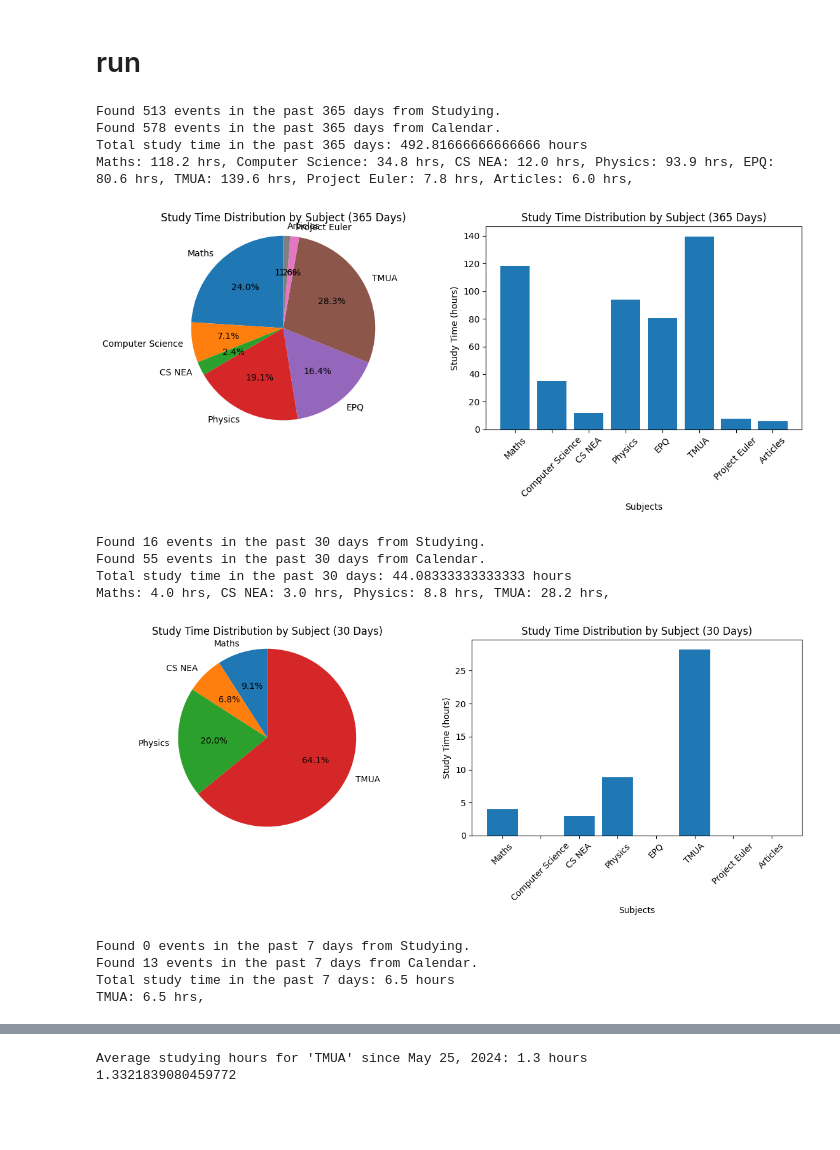
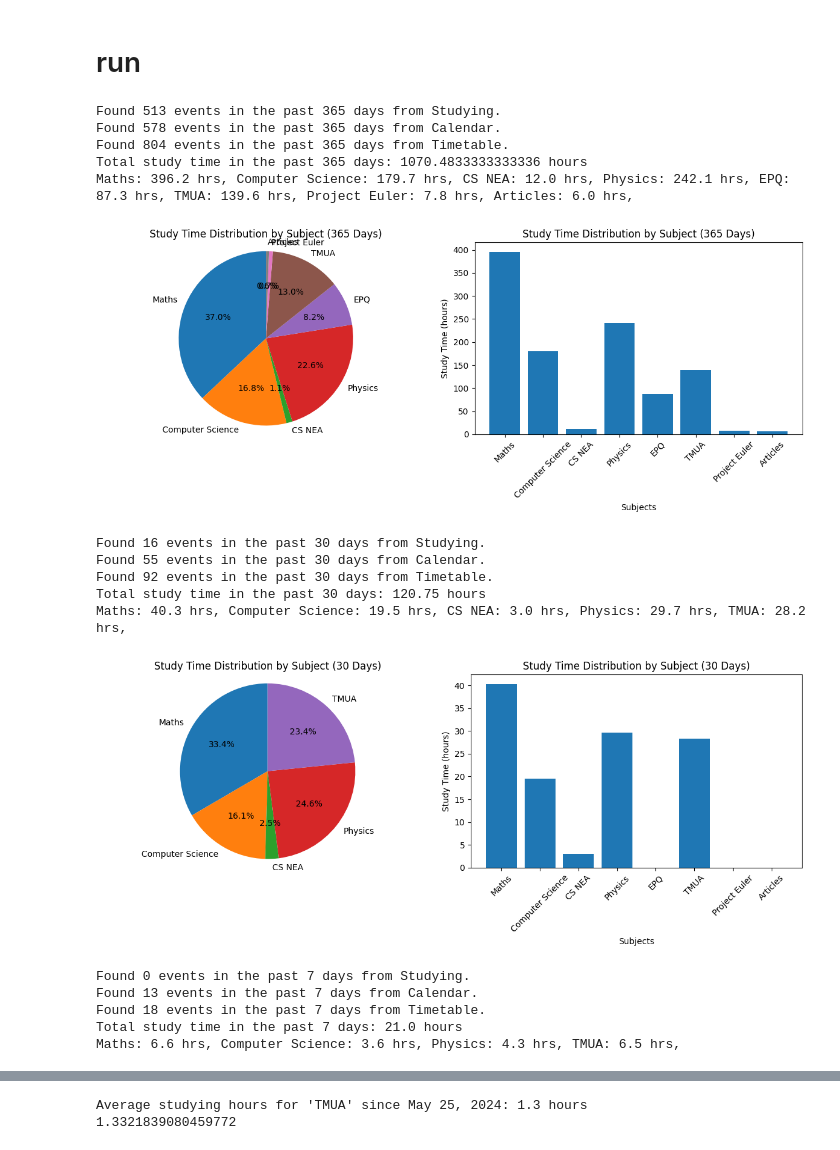
Before and after one commit to brimell/studying, a Jupyter notebook: study_stats.ipynb, the cells around one changed output, grey strips where cells are left out. Saved outputs shown, nothing was run; the diff lists cells and outputs as text; code cells hidden in the pictures; blank space fills up the shorter version.

```diff
--- a/study_stats.ipynb
+++ b/study_stats.ipynb
@@ -497,26 +497,29 @@ def study_stats(service, calendar_ids, num_previous_days=365):
 # %%
 service = authenticate_google_calendar()
 calendar_ids = [
     "0ca09266015f691eebe0d00c6f3ed7a784713e0160a694b8f7929add00cb1aa1@group.calendar.google.com",
     "billjrimell@gmail.com",
-    # "b7ca60b7b46309b1e408a4a240a5456ca98cb4af51ad62d260ae8ae4fd0ce45d@group.calendar.google.com" # timetable
+    "b7ca60b7b46309b1e408a4a240a5456ca98cb4af51ad62d260ae8ae4fd0ce45d@group.calendar.google.com" # timetable
 ]
 
 # Generate statistics and plots for different time periods
 for days in [365, 30, 7]:
     study_stats(service, calendar_ids, num_previous_days=days)
 # %% [output]
 Found 513 events in the past 365 days from Studying.
 Found 578 events in the past 365 days from Calendar.
-Total study time in the past 365 days: 492.81666666666666 hours
-Maths: 118.2 hrs, Computer Science: 34.8 hrs, CS NEA: 12.0 hrs, Physics: 93.9 hrs, EPQ: 80.6 hrs, TMUA: 139.6 hrs, Project Euler: 7.8 hrs, Articles: 6.0 hrs,
+Found 804 events in the past 365 days from Timetable.
+Total study time in the past 365 days: 1070.4833333333336 hours
+Maths: 396.2 hrs, Computer Science: 179.7 hrs, CS NEA: 12.0 hrs, Physics: 242.1 hrs, EPQ: 87.3 hrs, TMUA: 139.6 hrs, Project Euler: 7.8 hrs, Articles: 6.0 hrs,
-[figure, old version]
+[figure, new version]
 Found 16 events in the past 30 days from Studying.
 Found 55 events in the past 30 days from Calendar.
-Total study time in the past 30 days: 44.08333333333333 hours
-Maths: 4.0 hrs, CS NEA: 3.0 hrs, Physics: 8.8 hrs, TMUA: 28.2 hrs,
+Found 92 events in the past 30 days from Timetable.
+Total study time in the past 30 days: 120.75 hours
+Maths: 40.3 hrs, Computer Science: 19.5 hrs, CS NEA: 3.0 hrs, Physics: 29.7 hrs, TMUA: 28.2 hrs,
-[figure, old version]
+[figure, new version]
 Found 0 events in the past 7 days from Studying.
 Found 13 events in the past 7 days from Calendar.
-Total study time in the past 7 days: 6.5 hours
-TMUA: 6.5 hrs,
+Found 18 events in the past 7 days from Timetable.
+Total study time in the past 7 days: 21.0 hours
+Maths: 6.6 hrs, Computer Science: 3.6 hrs, Physics: 4.3 hrs, TMUA: 6.5 hrs,
```
Also changed, not shown: parts of 3 cells of this notebook.
